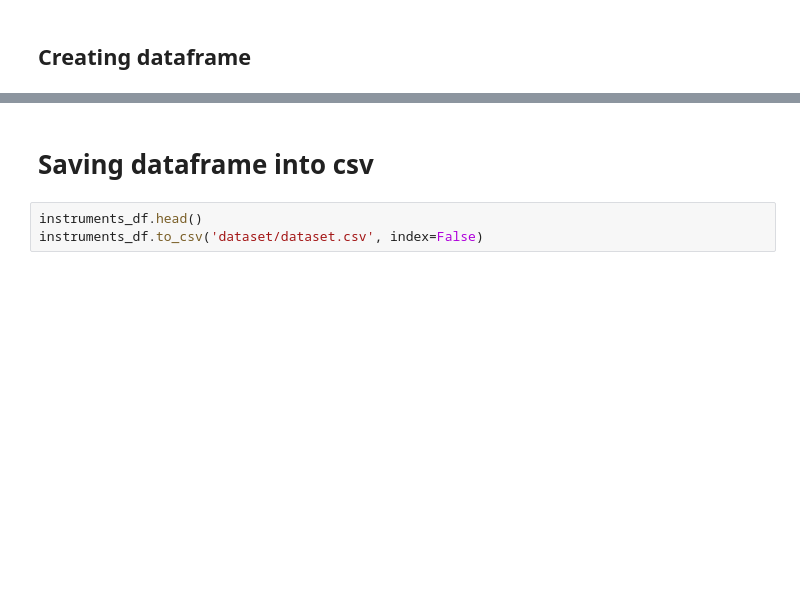
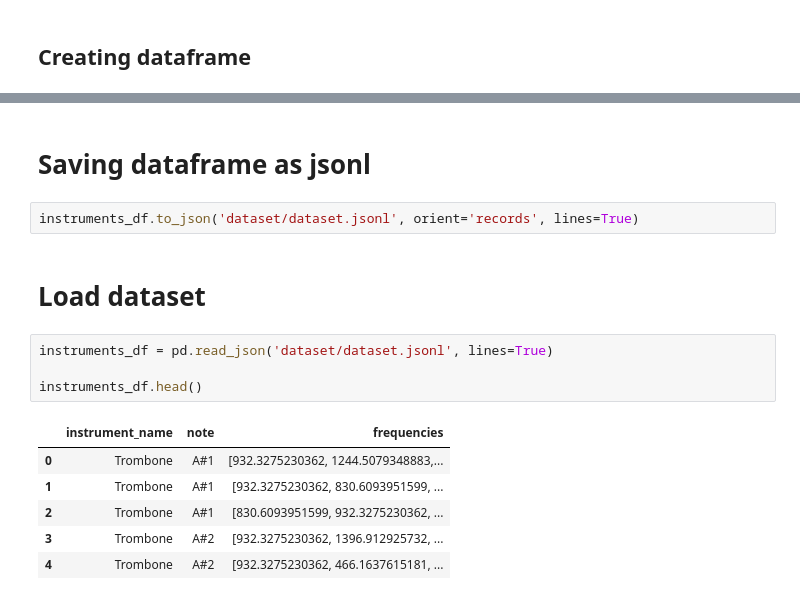
Before and after one commit to Leandro-Bandeira/IdentificadorAcorde, a Jupyter notebook: instrument_identifier.ipynb, the cells around one changed output, grey strips where cells are left out. Cells and saved outputs as stored; diff of their text form; blank space fills up the shorter version.

```diff
--- a/instrument_identifier.ipynb
+++ b/instrument_identifier.ipynb
@@ -63,5 +100,17 @@ TinySOL/Winds/Flute/ordinario/
 # %% [markdown]
-# Saving dataframe into csv
+# Saving dataframe as jsonl
-# %%
-instruments_df.head()
-instruments_df.to_csv('dataset/dataset.csv', index=False)
+# %%
+instruments_df.to_json('dataset/dataset.jsonl', orient='records', lines=True)
+# %% [markdown]
+# Load dataset
+# %%
+instruments_df = pd.read_json('dataset/dataset.jsonl', lines=True)
+
+instruments_df.head()
+# %% [output]
+|  | instrument_name | note | frequencies |
+| 0 | Trombone | A#1 | [932.3275230362, 1244.5079348883,... |
+| 1 | Trombone | A#1 | [932.3275230362, 830.6093951599, ... |
+| 2 | Trombone | A#1 | [830.6093951599, 932.3275230362, ... |
+| 3 | Trombone | A#2 | [932.3275230362, 1396.912925732, ... |
+| 4 | Trombone | A#2 | [932.3275230362, 466.1637615181, ... |
```
Also changed, not shown: parts of 20 cells of this notebook, 2 other files.
